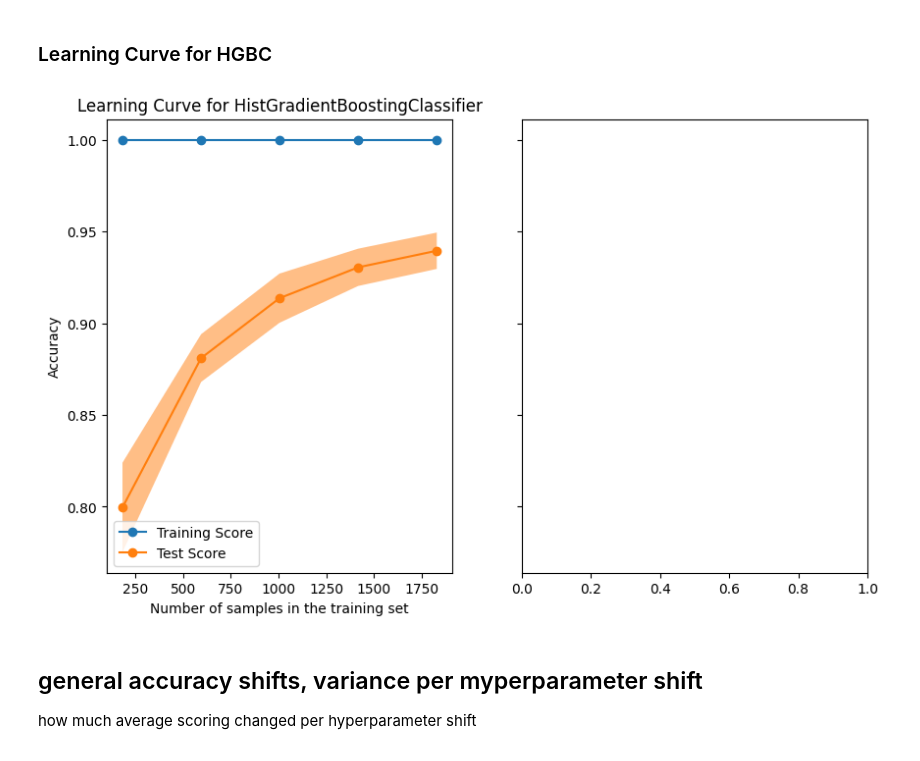
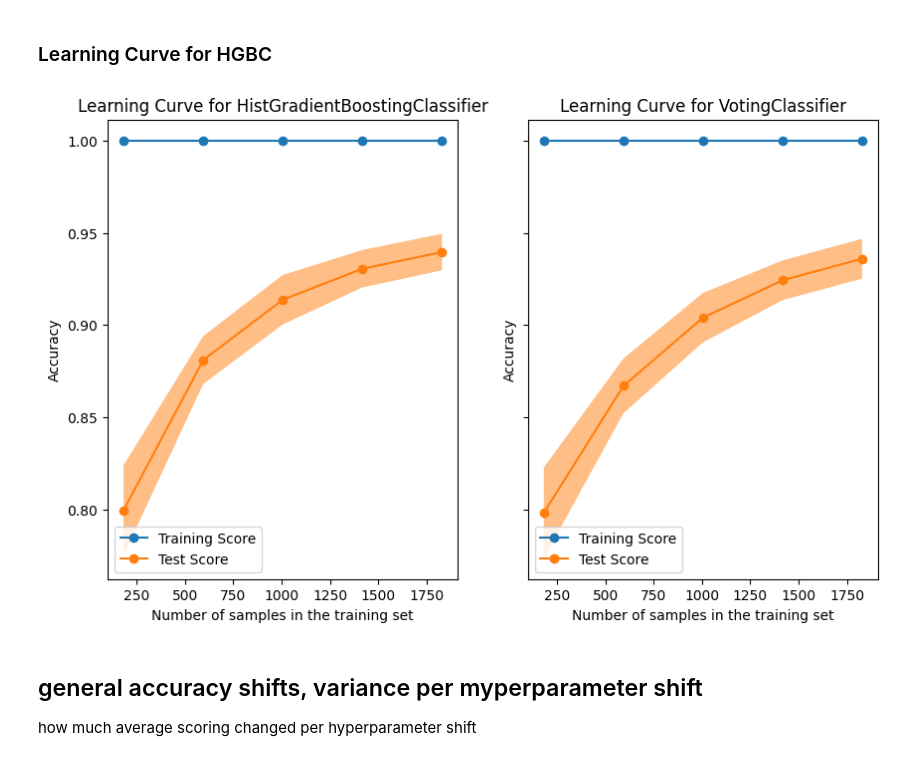
Before and after one commit to stefanbund/grus-code, a Jupyter notebook: Bund Amadi final/3 BIN BAL CLUSTERED/BIN BAL CLUSTERED.ipynb, the cells around one changed output. Saved outputs shown, nothing was run; the diff lists cells and outputs as text; code cells hidden in the pictures.

```diff
--- a/Bund Amadi final/3 BIN BAL CLUSTERED/BIN BAL CLUSTERED.ipynb
+++ b/Bund Amadi final/3 BIN BAL CLUSTERED/BIN BAL CLUSTERED.ipynb
@@ -583,25 +577,25 @@ plt.show()
 # %%
 fig, ax = plt.subplots(nrows=1, ncols=2, figsize=(10, 6), sharey=True)
 
 common_params = {
     "X": X_test_scaled,
     "y": y_test,
     "train_sizes": np.linspace(0.1, 1.0, 5),
     "cv": ShuffleSplit(n_splits=50, test_size=0.2, random_state=0),
     "score_type": "both",
     "n_jobs": 4,
     "line_kw": {"marker": "o"},
     "std_display_style": "fill_between",
     "score_name": "Accuracy",
 }
 
-for ax_idx, estimator in enumerate([hgbc]):
+for ax_idx, estimator in enumerate([hgbc,vc]):
     LearningCurveDisplay.from_estimator(estimator, **common_params, ax=ax[ax_idx])
     handles, label = ax[ax_idx].get_legend_handles_labels()
     ax[ax_idx].legend(handles[:2], ["Training Score", "Test Score"])
     ax[ax_idx].set_title(f"Learning Curve for {estimator.__class__.__name__}")
 # %% [output]
-[figure, old version]
+[figure, new version]
 # %% [markdown]
 ## general accuracy shifts, variance per myperparameter shift
 how much average scoring changed per hyperparameter shift
```
Also changed, not shown: parts of 3 cells of this notebook, 6 other files.
